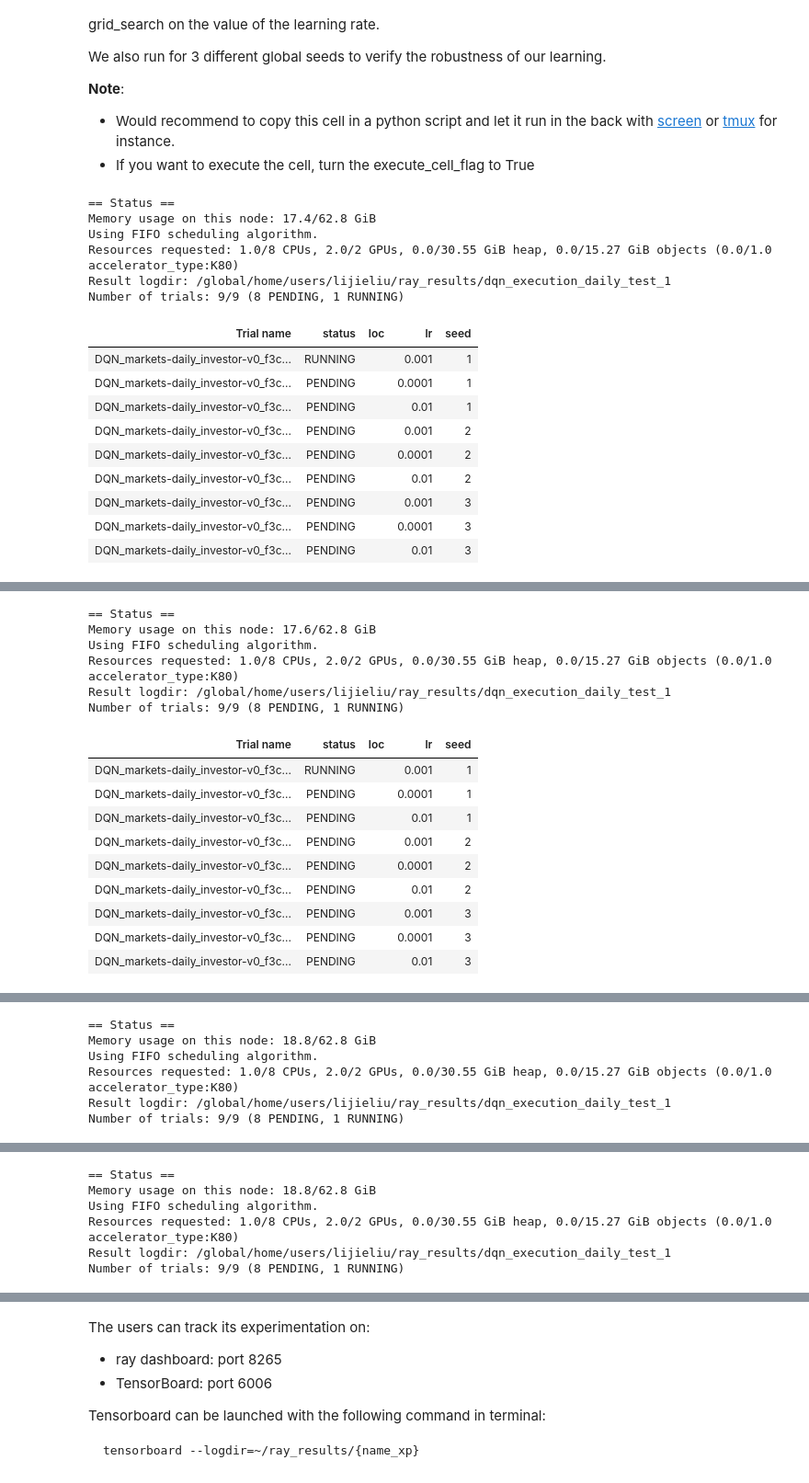
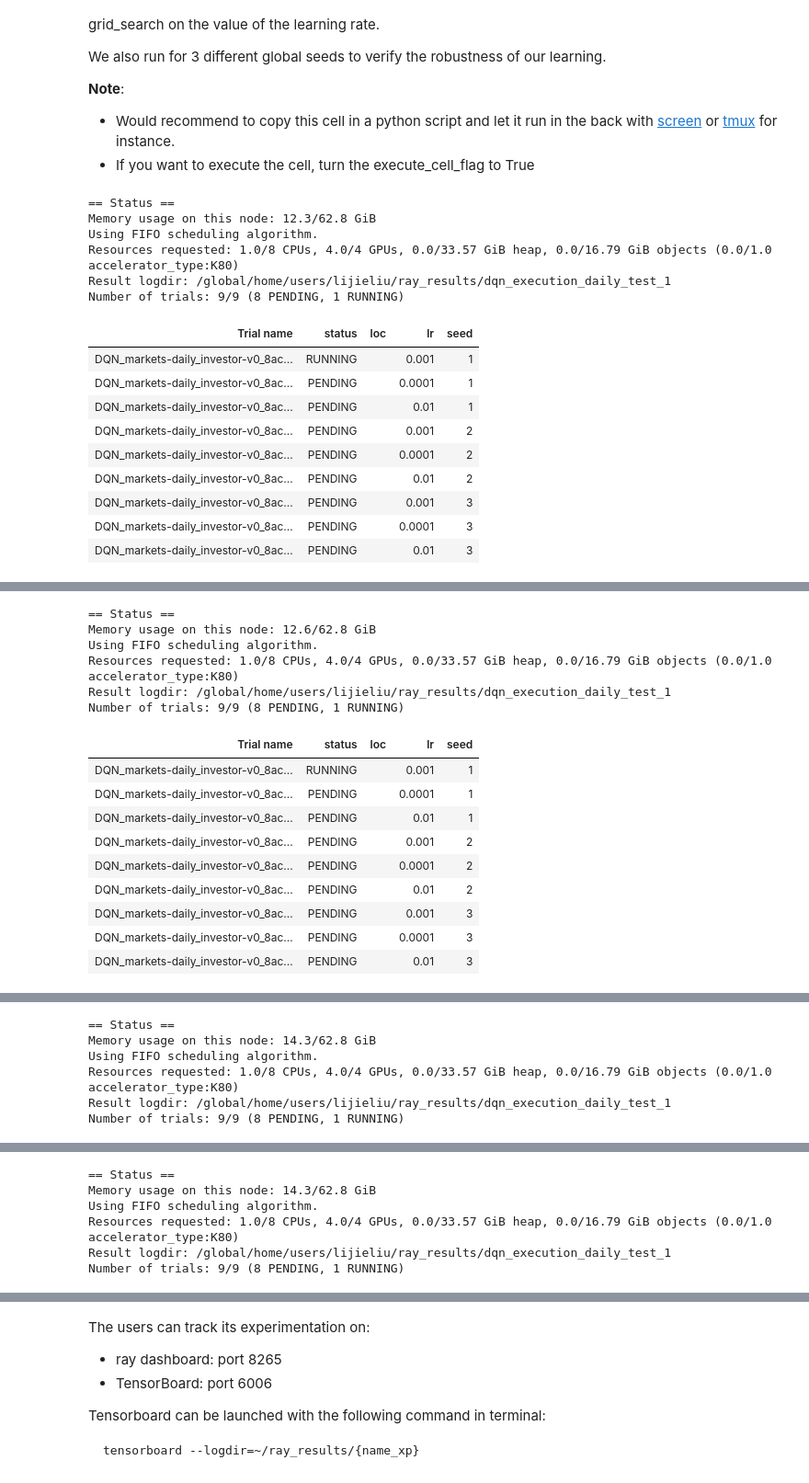
Before and after one commit to april-yyt/abides-jpmc, a Jupyter notebook: notebooks/Demo_ABIDES-Gym-daily.ipynb, the cells around one changed output, grey strips where cells are left out. Shown at 92% size. Drawn from its saved outputs; the diff is of its cells as text; code cells hidden in the pictures.

```diff
--- a/notebooks/Demo_ABIDES-Gym-daily.ipynb
+++ b/notebooks/Demo_ABIDES-Gym-daily.ipynb
@@ -239,43 +239,43 @@ if execute_cell_flag:
 
     tune.run(
         "DQN",
         name=name_xp,
         resume=False,
         stop={"training_iteration": 100},
         checkpoint_at_end=True,
-        checkpoint_freq=5,
+        checkpoint_freq=20,
         config={
             "env": "markets-daily_investor-v0",
             "env_config": {"background_config":"rmsc04",
                            "timestep_duration":"10S",
                            "order_fixed_size": 50,
                            "debug_mode": True,
 
              },
             "seed": tune.grid_search([1, 2, 3]),
-            "num_gpus": 2,
+            "num_gpus": 4,
             "num_workers": 0,
             "hiddens": [50, 20],
             "gamma": 1,
             "lr": tune.grid_search([0.001,0.0001, 0.01]),
             "framework": "torch",
             "observation_filter": "MeanStdFilter",
         },
     )
 # %% [output]
 == Status ==
-Memory usage on this node: 17.4/62.8 GiB
+Memory usage on this node: 12.3/62.8 GiB
 Using FIFO scheduling algorithm.
-Resources requested: 1.0/8 CPUs, 2.0/2 GPUs, 0.0/30.55 GiB heap, 0.0/15.27 GiB objects (0.0/1.0 accelerator_type:K80)
+Resources requested: 1.0/8 CPUs, 4.0/4 GPUs, 0.0/33.57 GiB heap, 0.0/16.79 GiB objects (0.0/1.0 accelerator_type:K80)
 Result logdir: /global/home/users/lijieliu/ray_results/dqn_execution_daily_test_1
 Number of trials: 9/9 (8 PENDING, 1 RUNNING)
 | Trial name | status | loc | lr | seed |
-| DQN_markets-daily_investor-v0_f3c... | RUNNING |  | 0.001 | 1 |
-| DQN_markets-daily_investor-v0_f3c... | PENDING |  | 0.0001 | 1 |
-| DQN_markets-daily_investor-v0_f3c... | PENDING |  | 0.01 | 1 |
-| DQN_markets-daily_investor-v0_f3c... | PENDING |  | 0.001 | 2 |
-| DQN_markets-daily_investor-v0_f3c... | PENDING |  | 0.0001 | 2 |
-| DQN_markets-daily_investor-v0_f3c... | PENDING |  | 0.01 | 2 |
-| DQN_markets-daily_investor-v0_f3c... | PENDING |  | 0.001 | 3 |
-| DQN_markets-daily_investor-v0_f3c... | PENDING |  | 0.0001 | 3 |
-| DQN_markets-daily_investor-v0_f3c... | PENDING |  | 0.01 | 3 |
+| DQN_markets-daily_investor-v0_8ac... | RUNNING |  | 0.001 | 1 |
+| DQN_markets-daily_investor-v0_8ac... | PENDING |  | 0.0001 | 1 |
+| DQN_markets-daily_investor-v0_8ac... | PENDING |  | 0.01 | 1 |
+| DQN_markets-daily_investor-v0_8ac... | PENDING |  | 0.001 | 2 |
+| DQN_markets-daily_investor-v0_8ac... | PENDING |  | 0.0001 | 2 |
+| DQN_markets-daily_investor-v0_8ac... | PENDING |  | 0.01 | 2 |
+| DQN_markets-daily_investor-v0_8ac... | PENDING |  | 0.001 | 3 |
+| DQN_markets-daily_investor-v0_8ac... | PENDING |  | 0.0001 | 3 |
+| DQN_markets-daily_investor-v0_8ac... | PENDING |  | 0.01 | 3 |
@@ -285,16 +285,16 @@ Number of trials: 9/9 (8 PENDING, 1 RUNNING)
 == Status ==
-Memory usage on this node: 17.6/62.8 GiB
+Memory usage on this node: 12.6/62.8 GiB
 Using FIFO scheduling algorithm.
-Resources requested: 1.0/8 CPUs, 2.0/2 GPUs, 0.0/30.55 GiB heap, 0.0/15.27 GiB objects (0.0/1.0 accelerator_type:K80)
+Resources requested: 1.0/8 CPUs, 4.0/4 GPUs, 0.0/33.57 GiB heap, 0.0/16.79 GiB objects (0.0/1.0 accelerator_type:K80)
 Result logdir: /global/home/users/lijieliu/ray_results/dqn_execution_daily_test_1
 Number of trials: 9/9 (8 PENDING, 1 RUNNING)
 | Trial name | status | loc | lr | seed |
-| DQN_markets-daily_investor-v0_f3c... | RUNNING |  | 0.001 | 1 |
-| DQN_markets-daily_investor-v0_f3c... | PENDING |  | 0.0001 | 1 |
-| DQN_markets-daily_investor-v0_f3c... | PENDING |  | 0.01 | 1 |
-| DQN_markets-daily_investor-v0_f3c... | PENDING |  | 0.001 | 2 |
-| DQN_markets-daily_investor-v0_f3c... | PENDING |  | 0.0001 | 2 |
-| DQN_markets-daily_investor-v0_f3c... | PENDING |  | 0.01 | 2 |
-| DQN_markets-daily_investor-v0_f3c... | PENDING |  | 0.001 | 3 |
-| DQN_markets-daily_investor-v0_f3c... | PENDING |  | 0.0001 | 3 |
-| DQN_markets-daily_investor-v0_f3c... | PENDING |  | 0.01 | 3 |
+| DQN_markets-daily_investor-v0_8ac... | RUNNING |  | 0.001 | 1 |
+| DQN_markets-daily_investor-v0_8ac... | PENDING |  | 0.0001 | 1 |
+| DQN_markets-daily_investor-v0_8ac... | PENDING |  | 0.01 | 1 |
+| DQN_markets-daily_investor-v0_8ac... | PENDING |  | 0.001 | 2 |
+| DQN_markets-daily_investor-v0_8ac... | PENDING |  | 0.0001 | 2 |
+| DQN_markets-daily_investor-v0_8ac... | PENDING |  | 0.01 | 2 |
+| DQN_markets-daily_investor-v0_8ac... | PENDING |  | 0.001 | 3 |
+| DQN_markets-daily_investor-v0_8ac... | PENDING |  | 0.0001 | 3 |
+| DQN_markets-daily_investor-v0_8ac... | PENDING |  | 0.01 | 3 |
@@ -303,7 +303,7 @@ Number of trials: 9/9 (8 PENDING, 1 RUNNING)
 == Status ==
-Memory usage on this node: 18.8/62.8 GiB
+Memory usage on this node: 14.3/62.8 GiB
 Using FIFO scheduling algorithm.
-Resources requested: 1.0/8 CPUs, 2.0/2 GPUs, 0.0/30.55 GiB heap, 0.0/15.27 GiB objects (0.0/1.0 accelerator_type:K80)
+Resources requested: 1.0/8 CPUs, 4.0/4 GPUs, 0.0/33.57 GiB heap, 0.0/16.79 GiB objects (0.0/1.0 accelerator_type:K80)
 Result logdir: /global/home/users/lijieliu/ray_results/dqn_execution_daily_test_1
 Number of trials: 9/9 (8 PENDING, 1 RUNNING)
 | Trial name | status | loc | lr | seed |
@@ -319,7 +319,7 @@ Number of trials: 9/9 (8 PENDING, 1 RUNNING)
 == Status ==
-Memory usage on this node: 18.8/62.8 GiB
+Memory usage on this node: 14.3/62.8 GiB
 Using FIFO scheduling algorithm.
-Resources requested: 1.0/8 CPUs, 2.0/2 GPUs, 0.0/30.55 GiB heap, 0.0/15.27 GiB objects (0.0/1.0 accelerator_type:K80)
+Resources requested: 1.0/8 CPUs, 4.0/4 GPUs, 0.0/33.57 GiB heap, 0.0/16.79 GiB objects (0.0/1.0 accelerator_type:K80)
 Result logdir: /global/home/users/lijieliu/ray_results/dqn_execution_daily_test_1
 Number of trials: 9/9 (8 PENDING, 1 RUNNING)
 | Trial name | status | loc | lr | seed |
```
Also changed, not shown: parts of 1 cell of this notebook.
